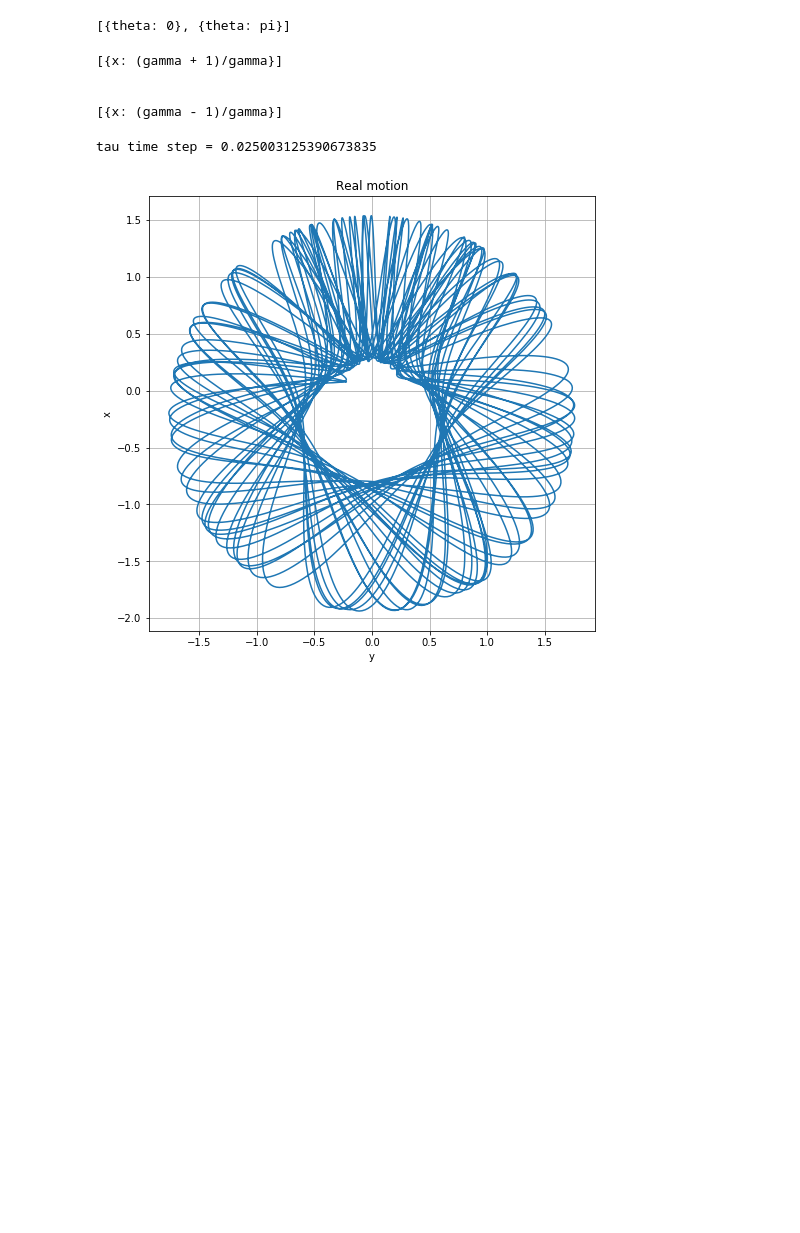
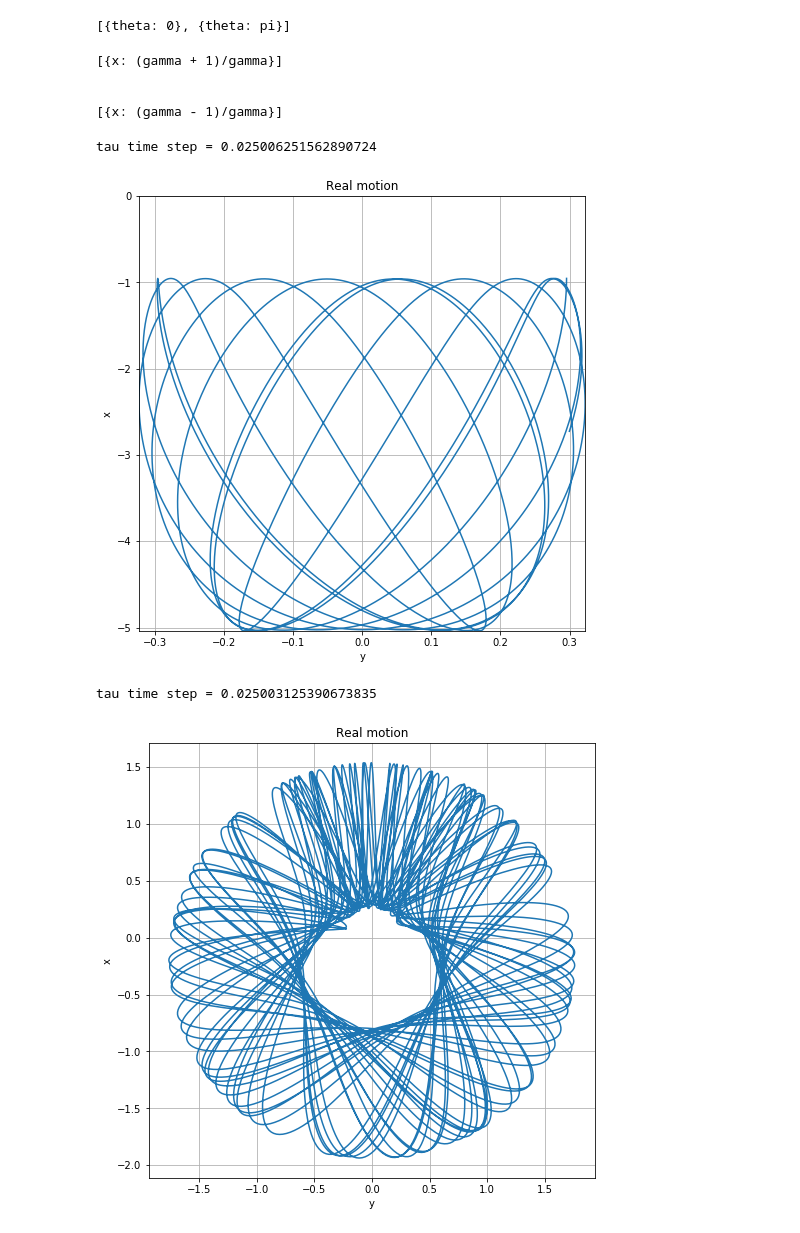
Before and after one commit to Camilo-HG/Exercises_Book, a Jupyter notebook: Spring-Pendulum.ipynb, the cells around one changed output. Cells and saved outputs as stored; diff of their text form; code cells hidden in the pictures; blank space fills up the shorter version.

```diff
--- a/Spring-Pendulum.ipynb
+++ b/Spring-Pendulum.ipynb
@@ -438,7 +438,7 @@ def dYdtau(y, tau, gamma):
     return [dx, dtheta, dVad, domega]
 # %%
 # Constant parameters
-gamma = 10
+gamma = 0.5
 Lo = 1
 
 # Initial conditions
@@ -455,33 +455,36 @@ tau_f = 100
 Ntau = 4000
 
 tau, tau_step = np.linspace(tau_i, tau_f , Ntau, retstep=True)
 
 print('tau time step = {}'.format(tau_step))
 
 # Solve differential equations
 sol = odeint(dYdtau, y0, tau, args=(gamma,))
 
 # Retrieve variales information
 x = sol[:, 0]
 theta = sol[:, 1]
 Vad = sol[:, 2]
 omega = sol[:, 3]
 
 # Retrieve (x,y) positions
 xReal = Lo * x * np.sin(theta)
 yReal = - Lo * x * np.cos(theta)
 
 # Plot positions
 
 plt.close()
 plt.figure(figsize=(8,8))
 plt.plot(xReal, yReal,"-")
 plt.xlabel('y')
 plt.ylabel('x')
 plt.title('Real motion')
 plt.axis([-np.abs(xReal).max(), np.abs(xReal).max(), -np.abs(yReal).max(), 0]) # plt.axis([xmin, xmax, ymin, ymax])
 plt.grid()
 plt.show()
+# %% [output]
+tau time step = 0.025006251562890724
+[figure, added]
 # %%
 # Constant parameters
 gamma = 10.
```
Also changed, not shown: 3 other files.
